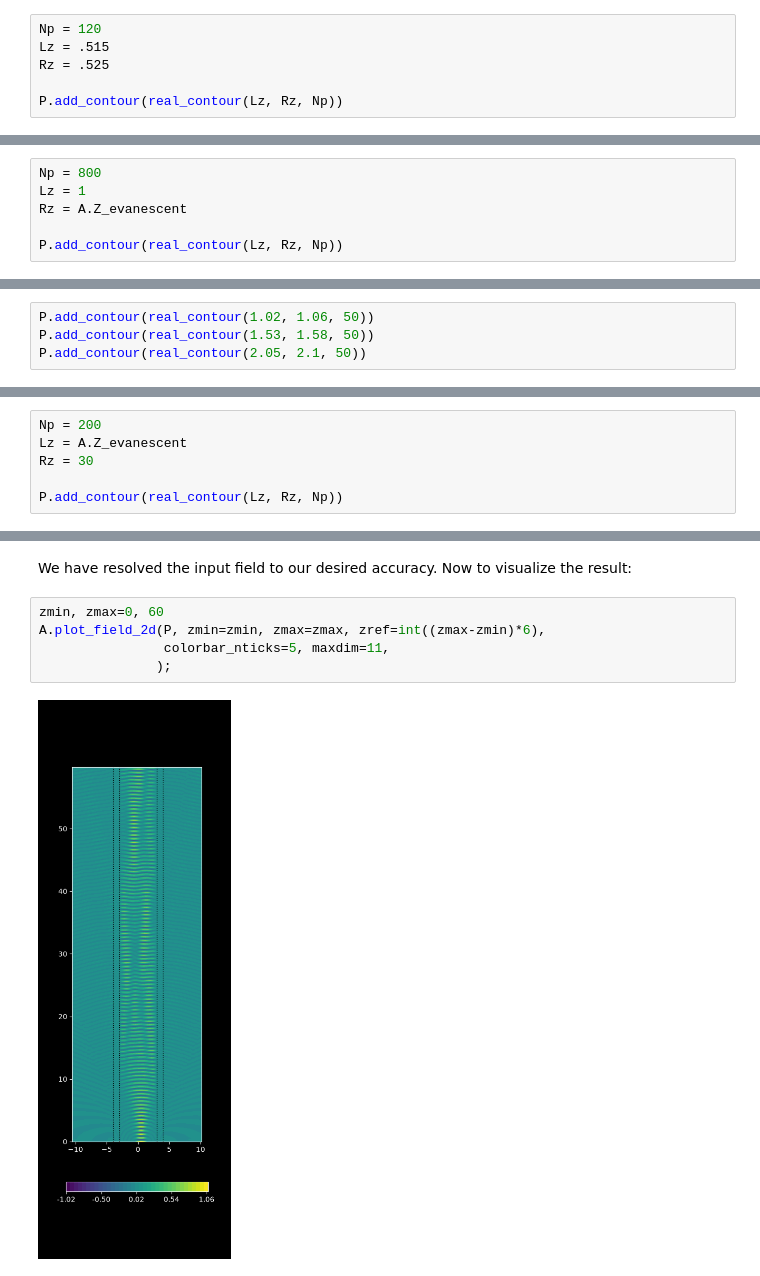
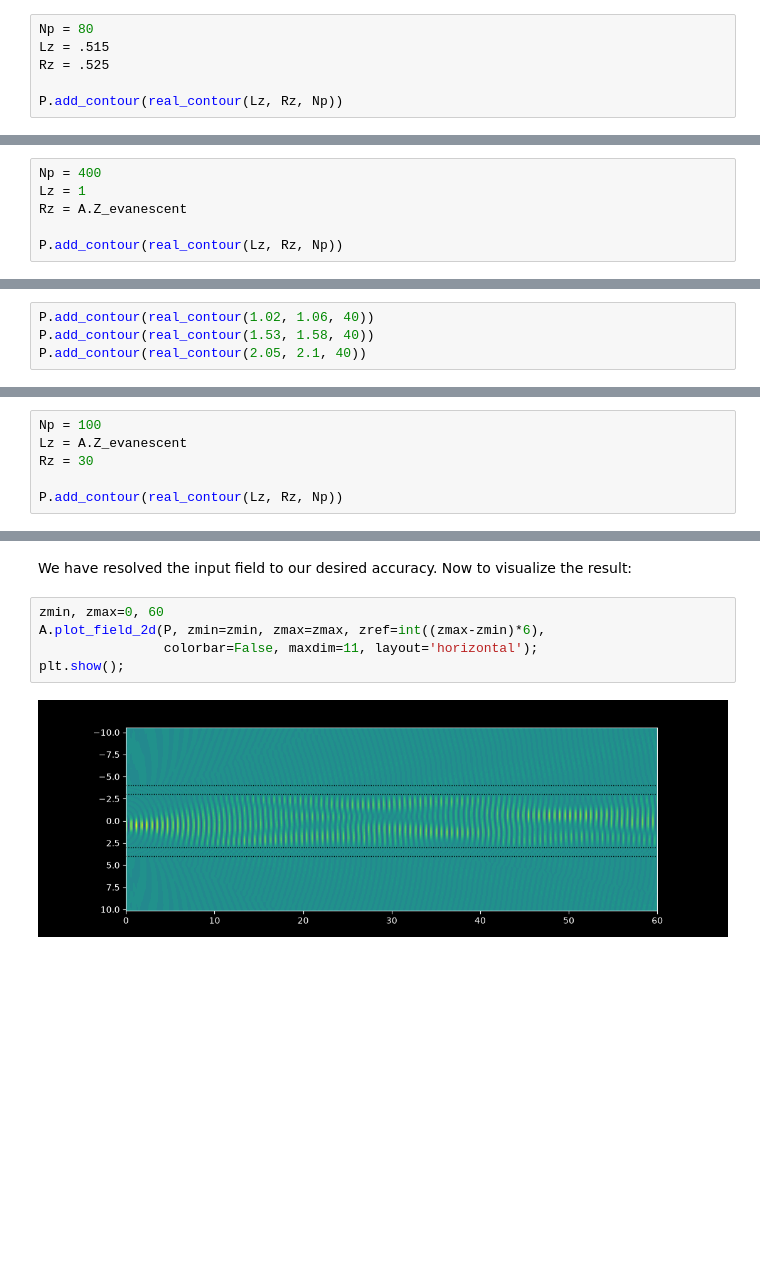
Before and after one commit to pumpkinpieter/slabguide, a Jupyter notebook: examples/1-Basic_Propagation/1.3-Hollow_Core.ipynb, the cells around one changed output, grey strips where cells are left out. Drawn from its saved outputs; the diff is of its cells as text; blank space fills up the shorter version.

```diff
--- a/examples/1-Basic_Propagation/1.3-Hollow_Core.ipynb
+++ b/examples/1-Basic_Propagation/1.3-Hollow_Core.ipynb
@@ -85,7 +83,7 @@ P.plot_transform();
 # %% [markdown]
 These kinds of spike features will be the norm.  Our task is thus to find there locations and resolve them in the following manner:
 # %%
-Np = 120
+Np = 80
 Lz = .515
 Rz = .525
 
@@ -97,7 +95,7 @@ P.plot_transform();
 # %% [markdown]
 To save time, we perform the transform over a large range with many sample points, then refine where necessary:
 # %%
-Np = 800
+Np = 400
 Lz = 1
 Rz = A.Z_evanescent
 
@@ -111,9 +108,9 @@ P.plot_transform();
 # %% [markdown]
 The primary spikes are near 1, 1.5 and 2.1, so we refine there:
 # %%
-P.add_contour(real_contour(1.02, 1.06, 50))
-P.add_contour(real_contour(1.53, 1.58, 50))
-P.add_contour(real_contour(2.05, 2.1, 50))
+P.add_contour(real_contour(1.02, 1.06, 40))
+P.add_contour(real_contour(1.53, 1.58, 40))
+P.add_contour(real_contour(2.05, 2.1, 40))
 # %%
 P.plot_transform();
 plt.show();
@@ -129,7 +127,7 @@ A.add_1d_plot(f0, label='true $f_0$');
 # %% [markdown]
 We are getting close.  Now we continue integrating into the evanescent region to resolve the finer details:
 # %%
-Np = 200
+Np = 100
 Lz = A.Z_evanescent
 Rz = 30
 
@@ -144,8 +143,8 @@ We have resolved the input field to our desired accuracy.  Now to visualize the
 # %%
 zmin, zmax=0, 60
 A.plot_field_2d(P, zmin=zmin, zmax=zmax, zref=int((zmax-zmin)*6),
-                colorbar_nticks=5, maxdim=11,
-               );
+                colorbar=False, maxdim=11, layout='horizontal');
+plt.show();
 # %% [output]
-[figure, old version]
+[figure, new version]
 # %%
```
Also changed, not shown: parts of 9 cells of this notebook, 8 other files.
